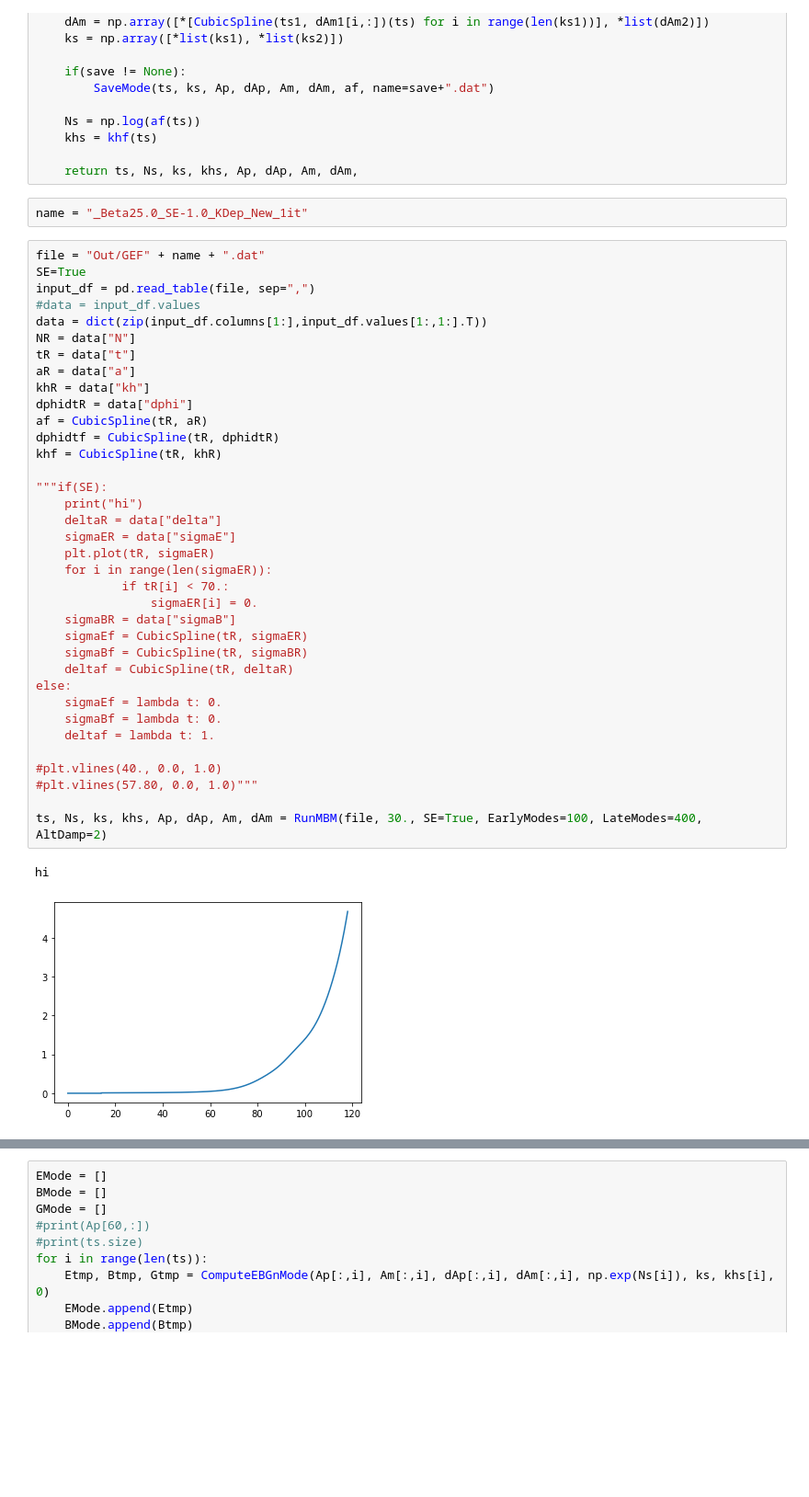
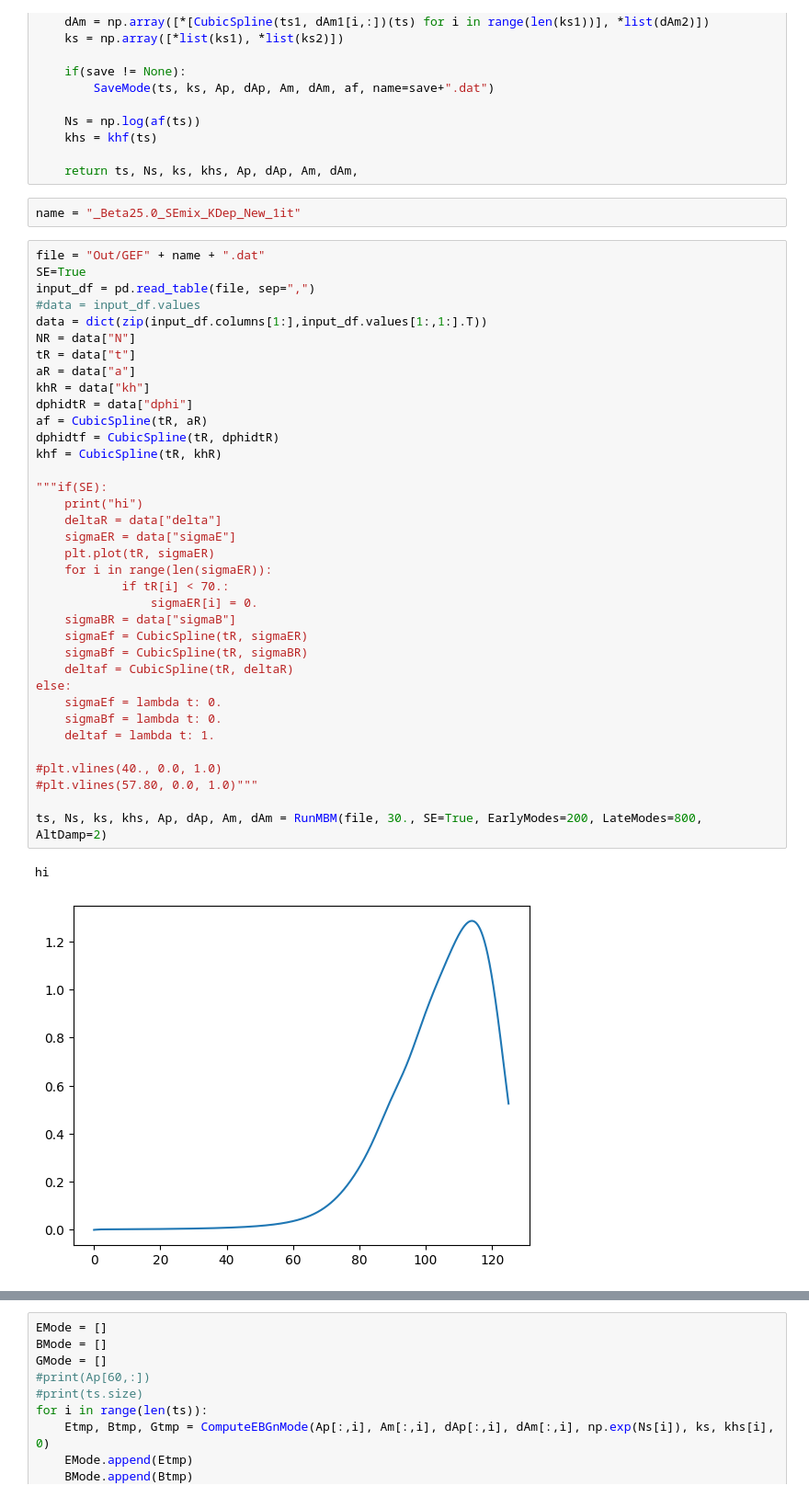
Before and after one commit to richard-von-eckardstein/GEFF, a Jupyter notebook: ModeByMode.ipynb, the cells around one changed output, grey strips where cells are left out. Shown at 92% size. Saved outputs shown, nothing was run; the diff lists cells and outputs as text; blank space fills up the shorter version.

Commit message:
Plotting Revenge 2: The reckoning

```diff
--- a/ModeByMode.ipynb
+++ b/ModeByMode.ipynb
@@ -431,7 +431,7 @@ def RunMBM(file, Nstart, EarlyModes=200, LateModes=800, cut=0.01, SE=False, AltD
 
     return ts, Ns, ks, khs, Ap, dAp, Am, dAm,
 # %%
-name = "_Beta25.0_SE-1.0_KDep_New_1it"
+name = "_Beta25.0_SEmix_KDep_New_1it"
 # %%
 file = "Out/GEF" + name + ".dat"
 SE=True
@@ -442,32 +442,32 @@ NR = data["N"]
 tR = data["t"]
 aR = data["a"]
 khR = data["kh"]
 dphidtR = data["dphi"]
 af = CubicSpline(tR, aR)
 dphidtf = CubicSpline(tR, dphidtR)
 khf = CubicSpline(tR, khR)
 
 """if(SE):
     print("hi")
     deltaR = data["delta"]
     sigmaER = data["sigmaE"]
     plt.plot(tR, sigmaER)
     for i in range(len(sigmaER)):
             if tR[i] < 70.:
                 sigmaER[i] = 0.
     sigmaBR = data["sigmaB"]
     sigmaEf = CubicSpline(tR, sigmaER)
     sigmaBf = CubicSpline(tR, sigmaBR)
     deltaf = CubicSpline(tR, deltaR)
 else:
     sigmaEf = lambda t: 0.
     sigmaBf = lambda t: 0.
     deltaf = lambda t: 1.
 
 #plt.vlines(40., 0.0, 1.0)
 #plt.vlines(57.80, 0.0, 1.0)"""
 
-ts, Ns, ks, khs, Ap, dAp, Am, dAm = RunMBM(file, 30., SE=True, EarlyModes=100, LateModes=400, AltDamp=2)
+ts, Ns, ks, khs, Ap, dAp, Am, dAm = RunMBM(file, 30., SE=True, EarlyModes=200, LateModes=800, AltDamp=2)
 # %% [output]
 hi
-[figure, old version]
+[figure, new version]
```
Also changed, not shown: parts of 6 cells of this notebook, 4 other files.
